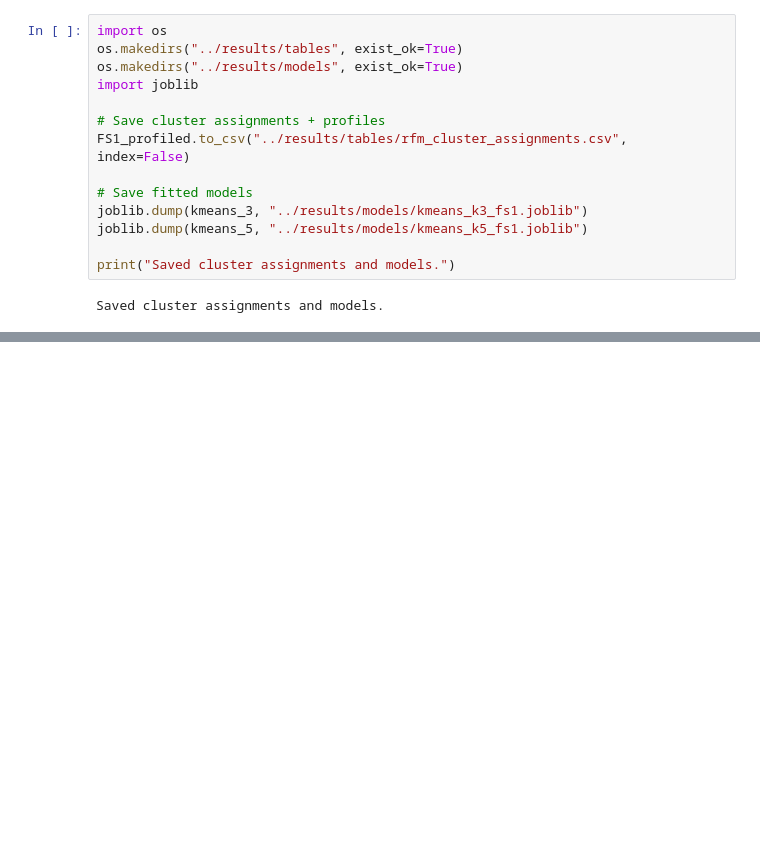
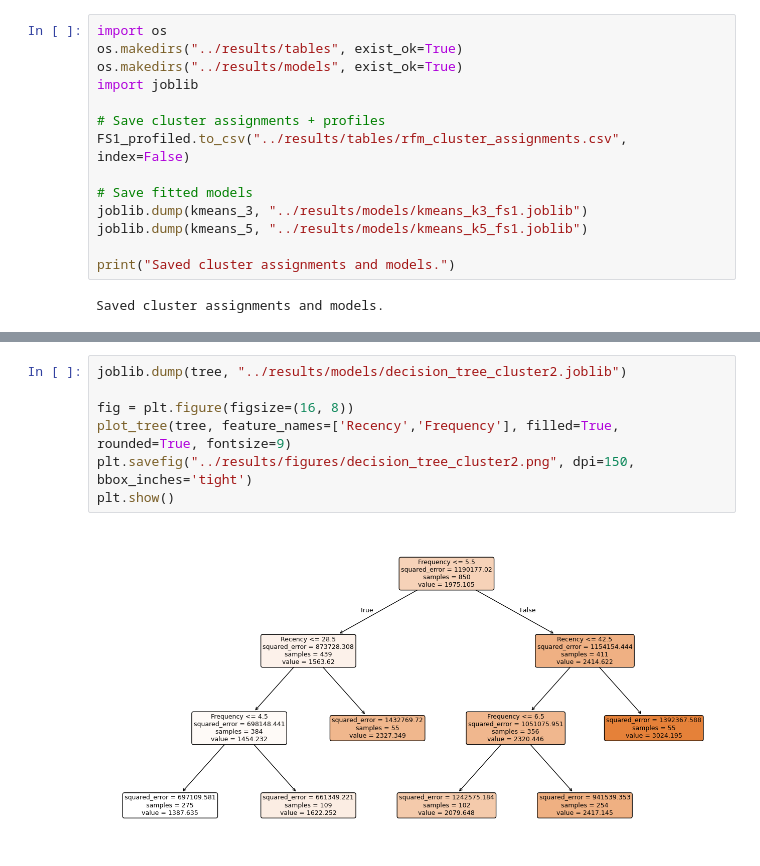
Before and after one commit to swagat017/Data-Mining-Project, a Jupyter notebook: notebooks/rfm_baseline.ipynb, the cells around one changed output, grey strips where cells are left out. Cells and saved outputs as stored; diff of their text form; blank space fills up the shorter version.

```diff
--- a/notebooks/rfm_baseline.ipynb
+++ b/notebooks/rfm_baseline.ipynb
@@ -243,0 +343,9 @@ Saved cluster assignments and models.
+# %%
+joblib.dump(tree, "../results/models/decision_tree_cluster2.joblib")
+
+fig = plt.figure(figsize=(16, 8))
+plot_tree(tree, feature_names=['Recency','Frequency'], filled=True, rounded=True, fontsize=9)
+plt.savefig("../results/figures/decision_tree_cluster2.png", dpi=150, bbox_inches='tight')
+plt.show()
+# %% [output]
+[figure, added]
```
Also changed, not shown: parts of 5 cells of this notebook.
